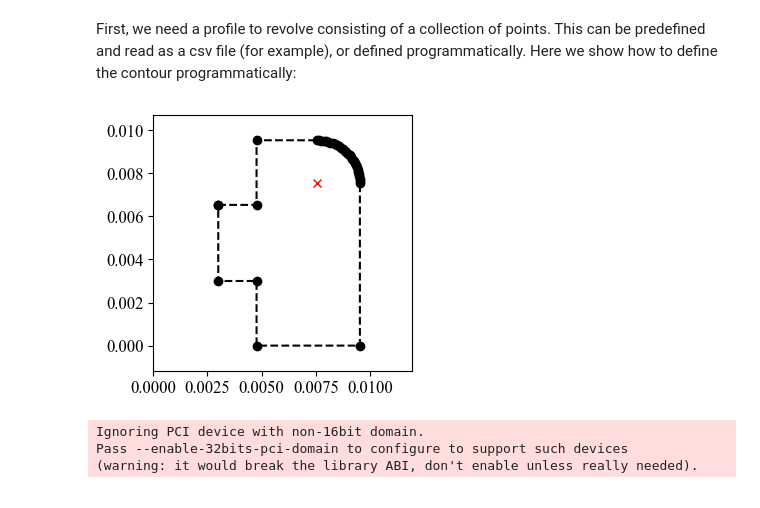
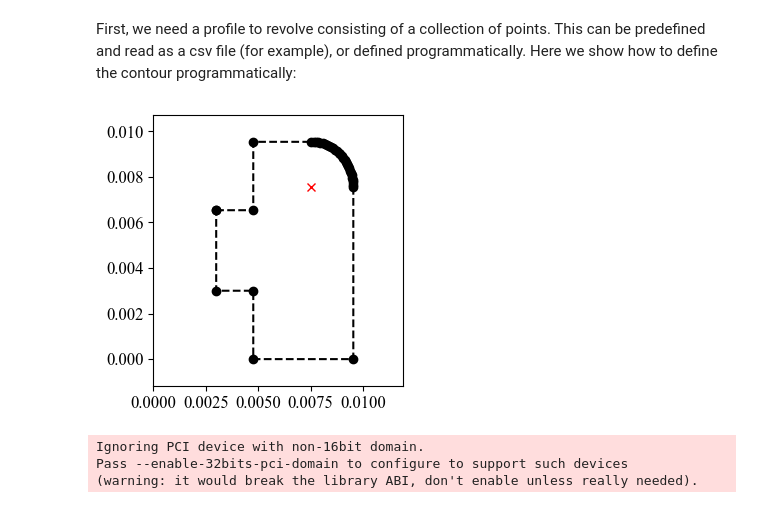
Before and after one commit to byuflowlab/FLOWPanel.jl, a Jupyter notebook: docs/Documentation2.ipynb, the cells around one changed output. Drawn from its saved outputs; the diff is of its cells as text; code cells hidden in the pictures.

Commit message:
Document geometry engine

```diff
--- a/docs/Documentation2.ipynb
+++ b/docs/Documentation2.ipynb
@@ -3083,34 +3097,38 @@ Thub = Rhub                 # (m) thickness of hub
 dsec1 = 3 / 1000              # (m) depth of first hole
 
 Rfillet = 2 / 1000            # (m) Fillet radius
 Nfillet = 30                # Points along fillet
 Cfillet = [Rhub, Thub] .- Rfillet      # Center of fillet
 
 points_fillet = [Cfillet .+ Rfillet * [sin(a), cos(a)]
                         for a in range(0, stop=pi/2, length=Nfillet)]
 
 points = hcat(
               [Rsec2, Thub-dsec1],
               [Rsec1, Thub-dsec1],
               [Rsec1, Thub],
               points_fillet...,
               [Rhub, 0],
               [Rsec1, 0],
               [Rsec1, dsec1],
               [Rsec2, dsec1],
               [Rsec2, Thub-dsec1]
              )'
 
 x = [points[i,1] for i in 1:size(points,1)]
 y = [points[i,2] for i in 1:size(points,1)]
 
 plt.figure(figsize=[5,5]*2/3)
 plt.plot(x,y, "--ok")
 plt.plot([Cfillet[1]], [Cfillet[2]], "xr")
 plt.xlim([0, Rhub*1.25])
 plt.ylim([-Rhub*0.125, Rhub*1.125]);
+
+plt.tight_layout()
+
+plt.savefig(joinpath(img_path, "geometry-hubcontour00.png"), transparent=true, dpi=300)
 # %% [output]
-[figure, old version]
+[figure, new version]
 # %%
 save_path = "./"
 file_name = "hub00"
```
Also changed, not shown: parts of 20 cells of this notebook, 22 other files.
